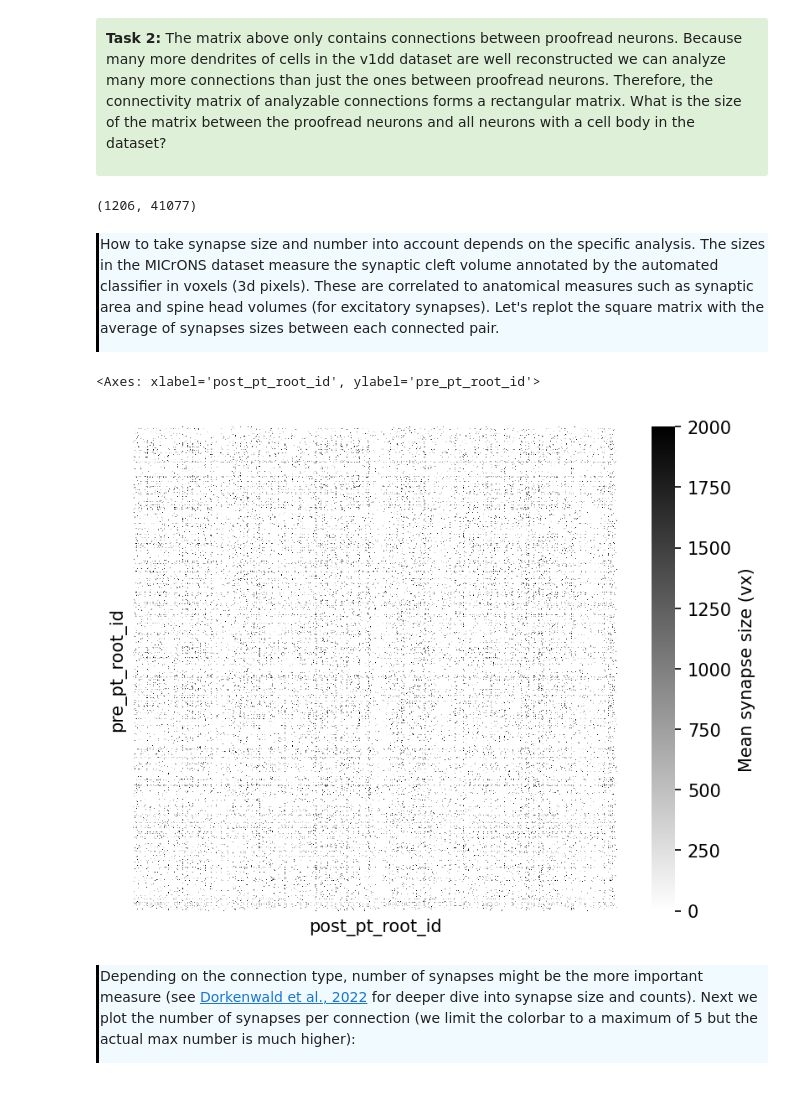
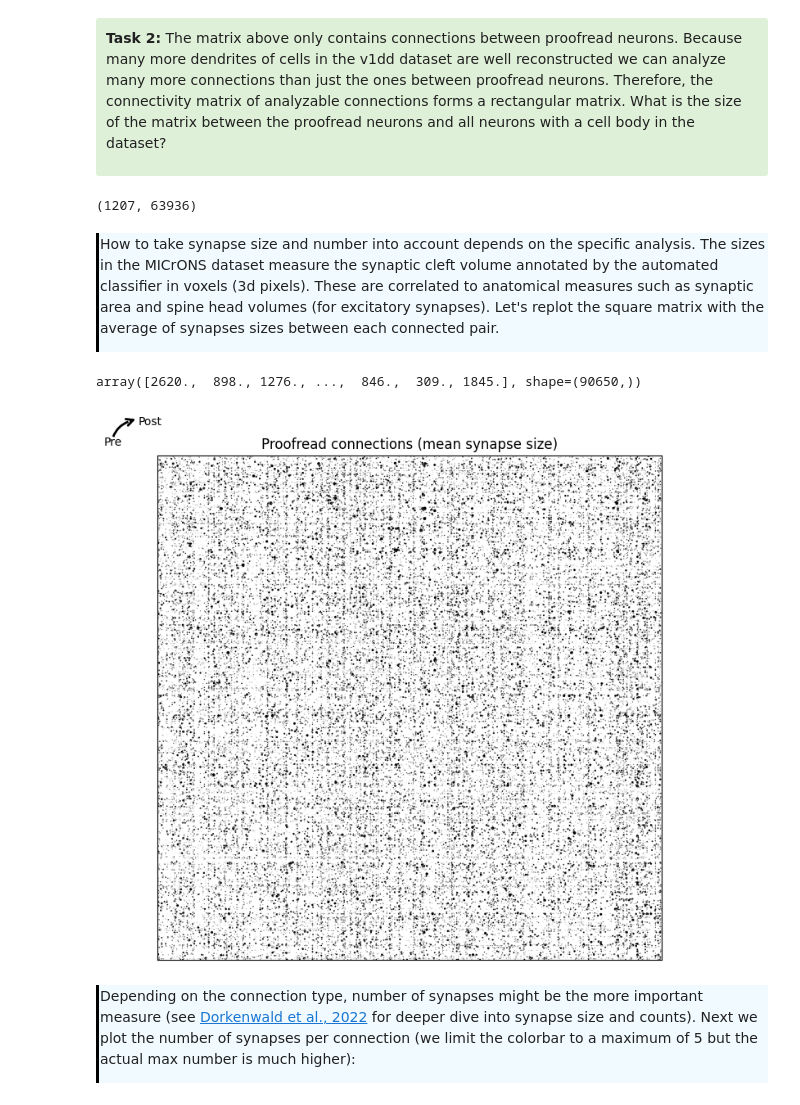
Before and after one commit to AllenSWDB/SWDB_2025_Connectomics, a Jupyter notebook: code/solutions/Workshop1.ipynb, the cells around one changed output. Drawn from its saved outputs; the diff is of its cells as text; code cells hidden in the pictures.

```diff
--- a/code/solutions/Workshop1.ipynb
+++ b/code/solutions/Workshop1.ipynb
@@ -104,11 +107,18 @@ Some cells were extended to different degrees of completeness, or with different
 </div>
 # %%
 neuron_soma_df = client.materialize.query_table("neurons_soma_model")
-axon_proof_df = client.materialize.query_table("proofreading_status_and_strategy", filter_in_dict={"strategy_axon": ["axon_fully_extended"]})
-single_soma_df = client.materialize.query_view("single_somas", split_positions=True, desired_resolution=[1, 1, 1])
+axon_proof_df = client.materialize.query_table(
+    "proofreading_status_and_strategy",
+    filter_in_dict={"strategy_axon": ["axon_fully_extended"]},
+)
+single_soma_df = client.materialize.query_view(
+    "single_somas", split_positions=True, desired_resolution=[1, 1, 1]
+)
 
 dendrite_proof_root_ids = np.array(single_soma_df["pt_root_id"])
-dendrite_proof_root_ids = dendrite_proof_root_ids[np.isin(dendrite_proof_root_ids, neuron_soma_df["pt_root_id"])]
+dendrite_proof_root_ids = dendrite_proof_root_ids[
+    np.isin(dendrite_proof_root_ids, neuron_soma_df["pt_root_id"])
+]
 axon_proof_root_ids = np.array(axon_proof_df["pt_root_id"])
 # %% [markdown]
 <div style="border-left: 3px solid #000; padding: 1px; padding-left: 10px; background: #F0FAFF; ">
@@ -304,14 +424,18 @@ sns.heatmap(syn_mat, cmap="gray_r", xticklabels=[], yticklabels=[],
 </div>
 # %%
 # Select synapses from proofread cells onto all cells
-proof_proof_syn_table = filter_synapse_table(syn_df, pre_root_ids=axon_proof_root_ids, post_root_ids=dendrite_proof_root_ids)
+proof_proof_syn_table = filter_synapse_table(
+    syn_df, pre_root_ids=axon_proof_root_ids, post_root_ids=dendrite_proof_root_ids
+)
 
-rect_syn_mat = proof_proof_syn_table.pivot_table(index="pre_pt_root_id", columns="post_pt_root_id",
-                                            values="size", aggfunc=lambda x: float(np.sum(x) > 0)).fillna(0)
+rect_syn_mat = make_adjacency(
+    syn_df,
+    source_cell_index=axon_proof_root_ids,
+    target_cell_index=dendrite_proof_root_ids,
+)
+rect_syn_mat.shape
+# %% [output]
+(1207, 63936)
-# %%
-rect_syn_mat.shape
-# %% [output]
-(1206, 41077)
 # %% [markdown]
 <div style="border-left: 3px solid #000; padding: 1px; padding-left: 10px; background: #F0FAFF; ">
 
@@ -320,22 +444,25 @@ How to take synapse size and number into account depends on the specific analysi
 </d>
 # %%
 # get the ids of all proofread cells
-proof_root_ids = axon_proof_root_ids[np.isin(axon_proof_root_ids, dendrite_proof_root_ids)]
-
-# matrix of mean synapse size
-syn_mat = proof_proof_syn_table.pivot_table(index="pre_pt_root_id", columns="post_pt_root_id",
-                                            values="size", aggfunc=lambda x: np.mean(x)).fillna(0)
-
-# Make sure matrix is quadratic
-syn_mat = syn_mat.reindex(columns=np.array(syn_mat.index))
+proof_root_ids = axon_proof_root_ids[
+    np.isin(axon_proof_root_ids, dendrite_proof_root_ids)
+]
+syn_mat = make_adjacency(syn_df, source_cell_index=proof_root_ids, aggfunc="mean")
+syn_mat.data
+# %% [output]
+array([2620.,  898., 1276., ...,  846.,  309., 1845.], shape=(90650,))
-# %%
-fig, ax = plt.subplots(figsize=(7, 5), dpi=150)
-sns.heatmap(syn_mat, cmap="gray_r", xticklabels=[], yticklabels=[],
-            ax=ax, square=True, vmin=0, vmax=2e3,
-            cbar_kws={"label": "Mean synapse size (vx)"})
-# %% [output]
-<Axes: xlabel='post_pt_root_id', ylabel='pre_pt_root_id'>
-[figure, removed]
+# %%
+ax, grid = adjacencyplot(
+    syn_mat,
+    edge_hue=True,
+    edge_size=True,
+    edge_palette="Greys",
+    sizes=(0.1, 10),  # set the min and max size of the dots
+    hue_norm=(0.3, 1),  # set how to scale colors
+    title="Proofread connections (mean synapse size)",
+)
+# %% [output]
+[figure, added]
 # %% [markdown]
 <div style="border-left: 3px solid #000; padding: 1px; padding-left: 10px; background: #F0FAFF; ">
 
```
Also changed, not shown: parts of 22 cells of this notebook, 3 other files.
